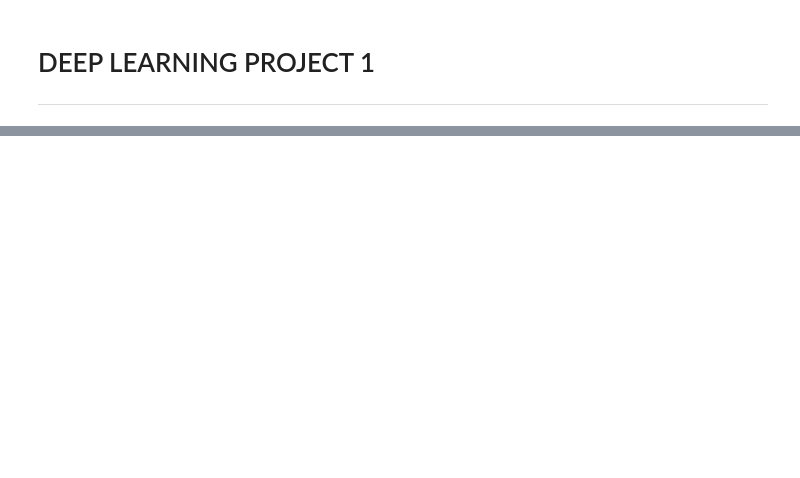
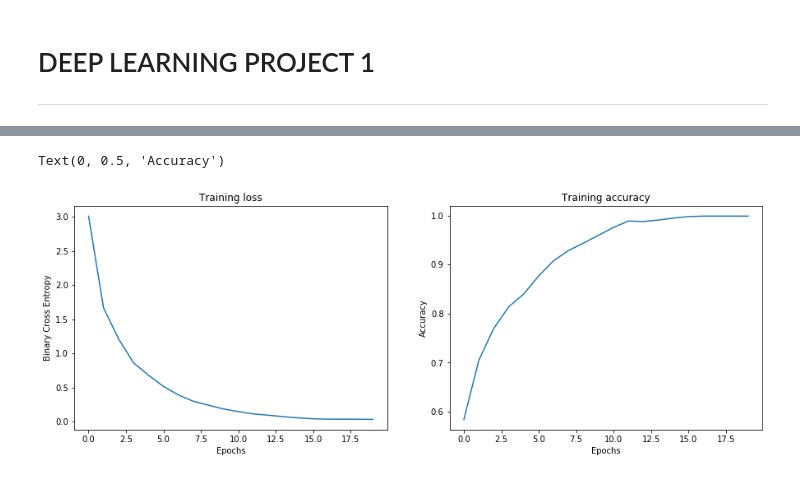
Before and after one commit to hm-haitham/DeepLearning, a Jupyter notebook: project_1/deep_learning_1_vGK.ipynb, the cells around one changed output, grey strips where cells are left out. Drawn from its saved outputs; the diff is of its cells as text; code cells hidden in the pictures; blank space fills up the shorter version.

Commit message:
some models added (see notebook vGK)

```diff
--- a/project_1/deep_learning_1_vGK.ipynb
+++ b/project_1/deep_learning_1_vGK.ipynb
@@ -4,22 +48,8 @@
 # %%
-%load_ext autoreload
-%autoreload 2
-
-import helpers
-import config
-import torch
-from train import train_single, train_double
-from predict import predict
-from models.basic_net import BasicNet
-from models.oscar_net import OscarNet
-from models.desmond_net import DesmondNet
-from datasets import PairDataset, SingleDataset
-import torch.utils.data as data
-
 pairs = helpers.generate_pair_sets(config.NB_SAMPLES)
 
 train_dataset = PairDataset(pairs[0], pairs[1], pairs[2])
-train_dataloader = data.DataLoader(dataset=train_dataset, batch_size=config.TRAIN_BATCH_SIZE, shuffle=True)
+train_dataloader = data.DataLoader(dataset=train_dataset, batch_size=TRAIN_BATCH_SIZE, shuffle=True)
 
 test_dataset = PairDataset(pairs[3], pairs[4], pairs[5])
 test_dataloader = data.DataLoader(dataset=test_dataset, batch_size=config.TEST_BATCH_SIZE, shuffle=True)
@@ -63,0 +59,2 @@ print(accuracy)
+# %%
+model1 = BasicNet(1, NET_HIDDEN_LAYER)
@@ -63,0 +79,7 @@ print(accuracy)
+# %%
+tr_loss1, tr_acc1, te_loss1, te_acc1 = train_basic(model = model1,
+                                   dataloader = train_dataloader,
+                                   test_dataloader = test_dataloader,
+                                   epochs = EPOCHS,
+                                   final_criterion = FINAL_CRITERION,
+                                   learning_rate = LEARNING_RATE)
@@ -63,0 +104,17 @@ print(accuracy)
+# %%
+plt.figure(figsize=(15,5))
+plt.subplot(1,2,1)
+
+plt.plot(range(1, EPOCHS+1), tr_loss1)
+plt.xlabel('Epochs')
+plt.ylabel('Binary Cross Entropy')
+plt.title('Training loss')
+
+plt.subplot(1,2,2)
+plt.plot(range(1, EPOCHS+1), tr_acc1)
+plt.title('Training accuracy')
+plt.xlabel("Epochs")
+plt.ylabel("Accuracy")
+# %% [output]
+Text(0, 0.5, 'Accuracy')
+[figure, added]
```
Also changed, not shown: parts of 60 cells of this notebook, 11 other files.
